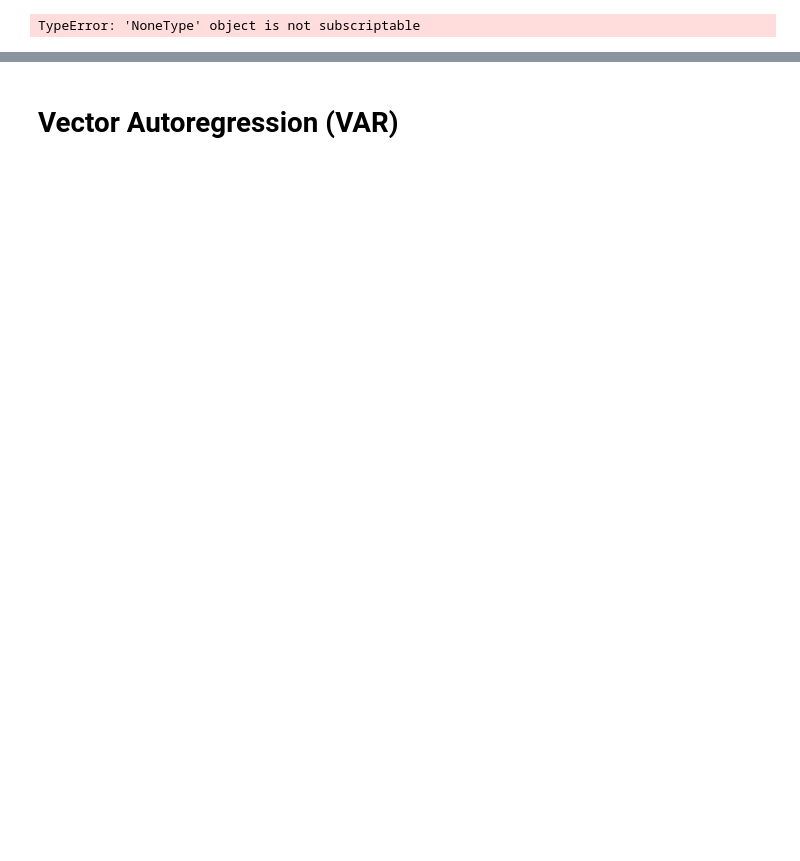
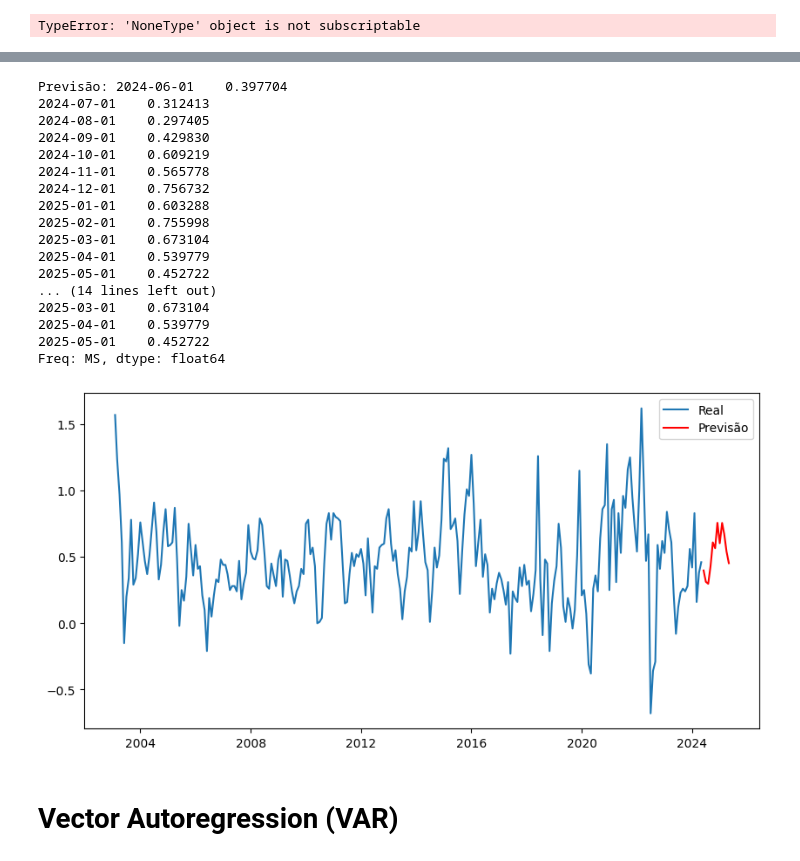
Before and after one commit to enricobisordi/projetos-R, a Jupyter notebook: modelos-inflacao.ipynb, the cells around one changed output, grey strips where cells are left out. Drawn from its saved outputs; the diff is of its cells as text; code cells hidden in the pictures; blank space fills up the shorter version.

```diff
--- a/modelos-inflacao.ipynb
+++ b/modelos-inflacao.ipynb
@@ -430,0 +539,17 @@ plt.show()
+# %%
+df.index = pd.to_datetime(df.index)
+
+# Suponha que 'exog_vars' seja um DataFrame com suas variáveis exógenas
+# e que 'exog_vars' tenha o mesmo índice que 'df'
+# Substitua 'exog_vars' pelas suas variáveis exógenas reais
+exog_vars = df[['ipca_exp', 'hiato']]  # substitua 'exog1', 'exog2', 'exog3' pelos nomes das suas variáveis exógenas
+
+# Treinando o modelo SARIMAX com variáveis exógenas
+model_sarimax = auto_arima(df['IPCA'], exogenous=exog_vars, start_p=0, d=1, start_q=0,
+                           max_p=1, max_d=2, max_q=2, start_P=0,
+                           D=1, start_Q=2, max_P=2, max_D=1,
+                           max_Q=5, m=12, seasonal=True,
+                           error_action='warn', trace=True,
+                           suppress_warnings=True, stepwise=True,
+                           random_state=20, n_fits=50)
+print(model_sarimax.summary())
@@ -431,3 +574,45 @@ plt.show()
+# %%
+exog_future = pd.DataFrame({
+    'ipca_exp': [0.33, 0.1521, 0.1, 0.19,0.29,0.22,0.46,0.42,0.52,0.34,0.35,0.25],
+    'swap': [10.8, 10.8, 10.8, 10.8,10.8,10.8,10.8,10.8,10.8,10.8,10.8,10.8]
+}, index=pd.date_range(start=df.index[-1] + pd.DateOffset(months=1), periods=12, freq='MS'))
+
+forecast = model_sarimax.predict(n_periods=12, exogenous=exog_future)
+print("Previsão:", forecast)
+
+# Criando um índice de datas para o período de previsão
+forecast_index = pd.date_range(start=df.index[-1] + pd.DateOffset(months=1), periods=12, freq='MS')
+print("Índice da previsão:", forecast_index)
+
+# Convertendo a previsão para uma Series para facilitar o plot
+forecast_series = pd.Series(forecast, index=forecast_index)
+print("Série da previsão:", forecast_series)
+
+# Plotando os dados reais e a previsão
+plt.figure(figsize=(10, 5))
+plt.plot(df['IPCA'], label='Real')
+plt.plot(forecast_series, label='Previsão', color='red')
+plt.legend()
+plt.show()
+# %% [output]
+Previsão: 2024-06-01    0.397704
+2024-07-01    0.312413
+2024-08-01    0.297405
+2024-09-01    0.429830
+2024-10-01    0.609219
+2024-11-01    0.565778
+2024-12-01    0.756732
+2025-01-01    0.603288
+2025-02-01    0.755998
+2025-03-01    0.673104
+2025-04-01    0.539779
+2025-05-01    0.452722
+... (14 lines left out)
+2025-03-01    0.673104
+2025-04-01    0.539779
+2025-05-01    0.452722
+Freq: MS, dtype: float64
+[figure, added]
 # %% [markdown]
 Vector Autoregression (VAR)
 ==============
```
Also changed, not shown: parts of 23 cells of this notebook.
